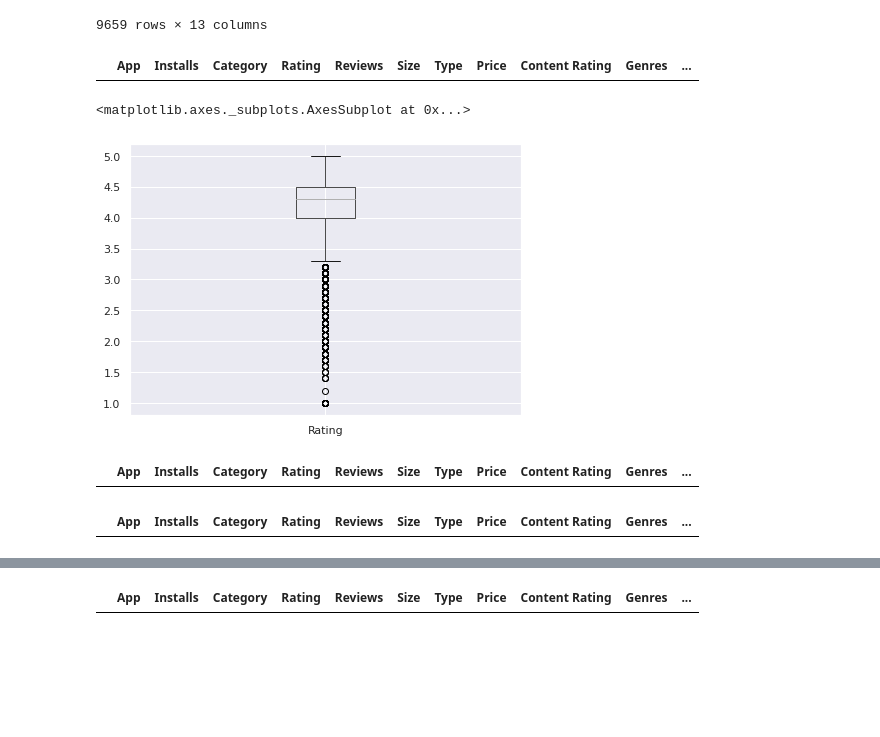
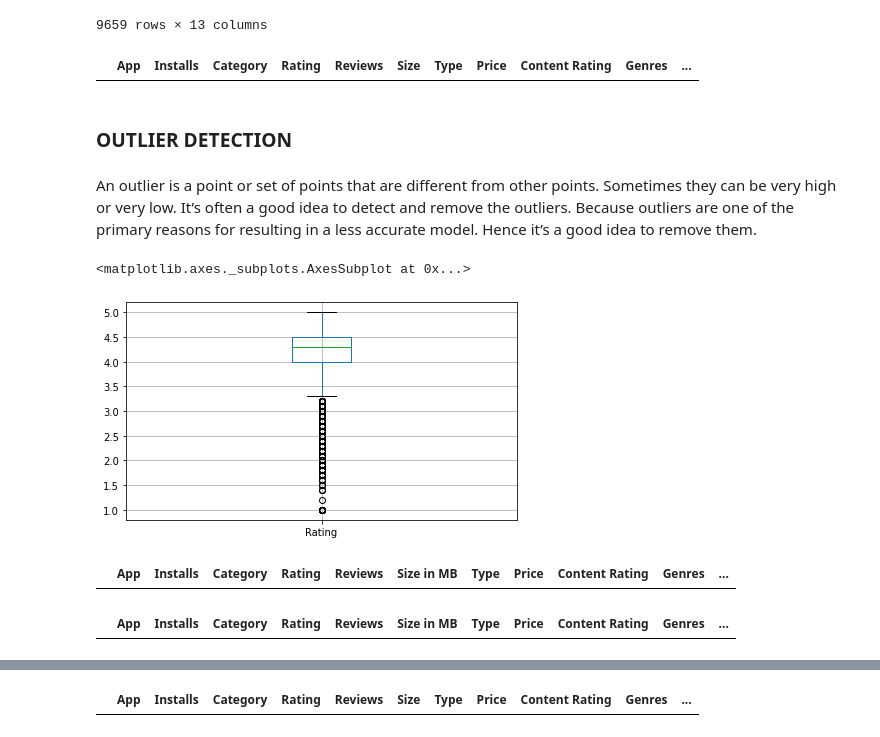
Before and after one commit to Mahima2208/EDA_PlayStore_Apps_Analysis, a Jupyter notebook: MAHIMA_PHALKEY_Play_Store_App_Review_Analysis_Capstone_Project.ipynb, the cells around one changed output, grey strips where cells are left out. Saved outputs shown, nothing was run; the diff lists cells and outputs as text; code cells hidden in the pictures; blank space fills up the shorter version.

```diff
--- a/MAHIMA_PHALKEY_Play_Store_App_Review_Analysis_Capstone_Project.ipynb
+++ b/MAHIMA_PHALKEY_Play_Store_App_Review_Analysis_Capstone_Project.ipynb
@@ -371,21 +480,29 @@ play_store_df_1
 | 9657 | 📏 Smart Ruler ↔️ cm/inch measurin... | 10000 | TOOLS | 4.0 | 19 | 3.2M | Free | 0 | Everyone | Tools | ... |
 | 9658 | 🔥 Football Wallpapers 4K | Full H... | 1000000 | ENTERTAINMENT | 4.7 | 11661 | 4.0M | Free | 0 | Everyone | Entertainment | ... |
 9659 rows × 13 columns
-# %%
-play_store_df_1[play_store_df_1.duplicated('App')]
-# %% [output]
-|  | App | Installs | Category | Rating | Reviews | Size | Type | Price | Content Rating | Genres | ... |
+# %%
+#Checking if there are any duplicate apps for the last time
+play_store_df_1[play_store_df_1.duplicated('App')]
+# %% [output]
+|  | App | Installs | Category | Rating | Reviews | Size | Type | Price | Content Rating | Genres | ... |
+# %% [markdown]
+### **OUTLIER DETECTION**
+# %% [markdown]
+An outlier is a point or set of points that are different from other points. Sometimes they can be very high or very low. It’s often a good idea to detect and remove the outliers. Because outliers are one of the primary reasons for resulting in a less accurate model. Hence it’s a good idea to remove them.
 # %%
-play_store_df_1.boxplot('Rating',figsize=(7,5))
+#Boxplot to check outliers
+play_store_df_1.boxplot('Rating',figsize=(7,4))
 # %% [output]
 <matplotlib.axes._subplots.AxesSubplot at 0x...>
-[figure, old version]
+[figure, new version]
-# %%
-play_store_df_1[play_store_df_1['Rating']<1]
-# %% [output]
-|  | App | Installs | Category | Rating | Reviews | Size | Type | Price | Content Rating | Genres | ... |
-# %%
-play_store_df_1[play_store_df_1['Rating']>5]
-# %% [output]
-|  | App | Installs | Category | Rating | Reviews | Size | Type | Price | Content Rating | Genres | ... |
+# %%
+#Checking rating less than 1
+play_store_df_1[play_store_df_1['Rating']<1]
+# %% [output]
+|  | App | Installs | Category | Rating | Reviews | Size in MB | Type | Price | Content Rating | Genres | ... |
+# %%
+#Checking rating more than 5
+play_store_df_1[play_store_df_1['Rating']>5]
+# %% [output]
+|  | App | Installs | Category | Rating | Reviews | Size in MB | Type | Price | Content Rating | Genres | ... |
 # %%
```
Also changed, not shown: parts of 122 cells of this notebook.
